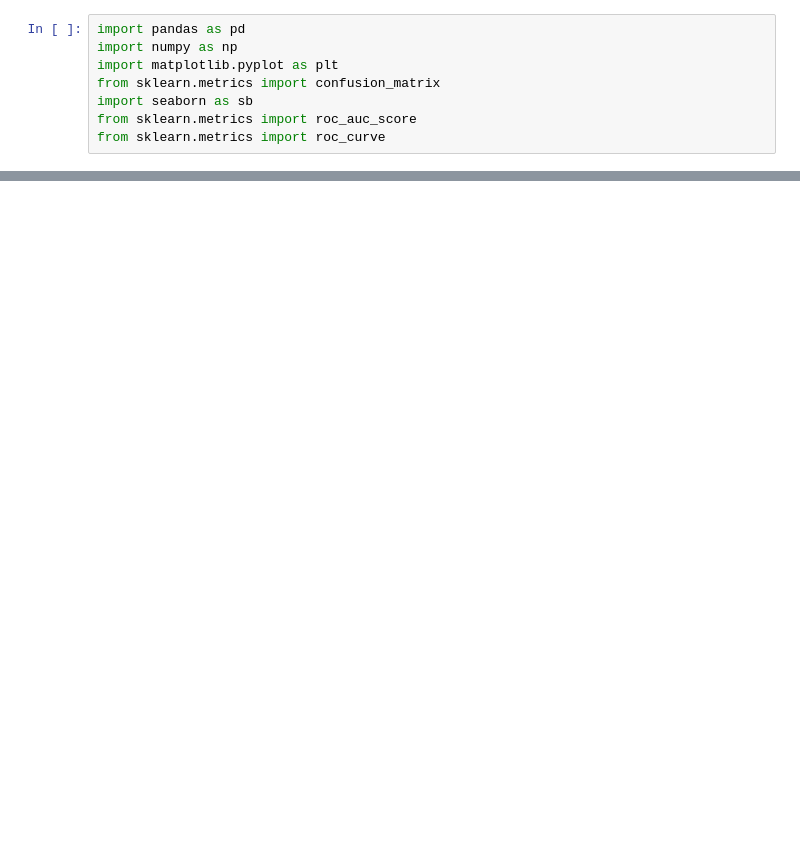
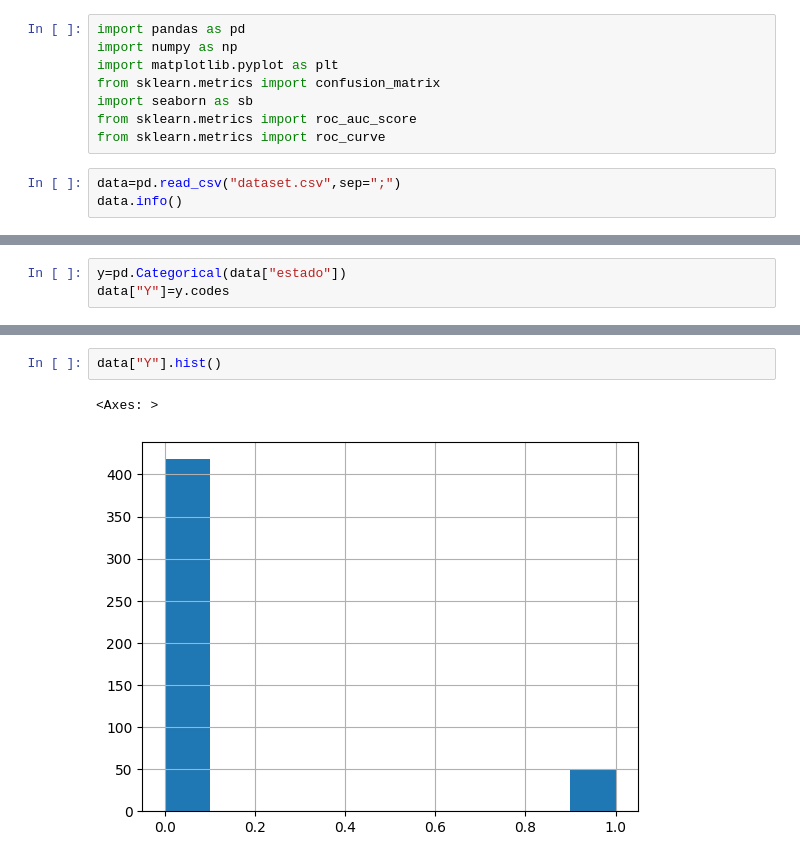
Before and after one commit to pabloschwarzenberg/CINF104, a Jupyter notebook: sampling/analisis.ipynb, the cells around one changed output, grey strips where cells are left out. Drawn from its saved outputs; the diff is of its cells as text; blank space fills up the shorter version.

```diff
--- a/sampling/analisis.ipynb
+++ b/sampling/analisis.ipynb
@@ -6,3 +6,6 @@ from sklearn.metrics import confusion_matrix
 import seaborn as sb
 from sklearn.metrics import roc_auc_score
 from sklearn.metrics import roc_curve
+# %%
+data=pd.read_csv("dataset.csv",sep=";")
+data.info()
@@ -8,0 +30,3 @@ from sklearn.metrics import roc_curve
+# %%
+y=pd.Categorical(data["estado"])
+data["Y"]=y.codes
@@ -8,0 +53,5 @@ from sklearn.metrics import roc_curve
+# %%
+data["Y"].hist()
+# %% [output]
+<Axes: >
+[figure, added]
```
Also changed, not shown: parts of 7 cells of this notebook, 35 other files.
